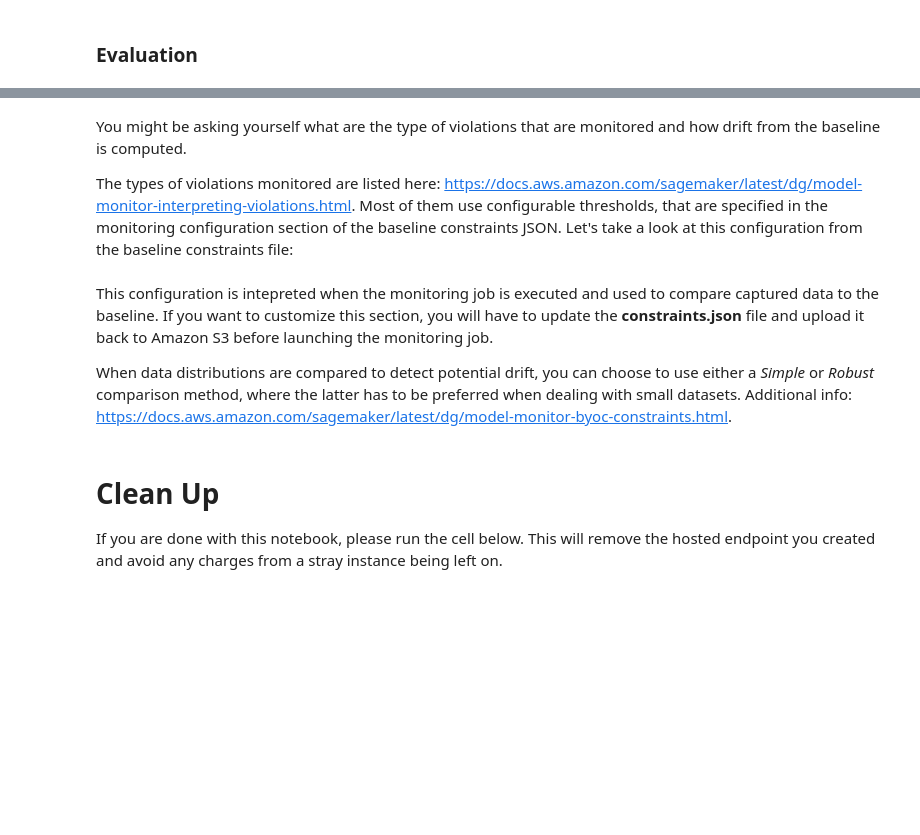
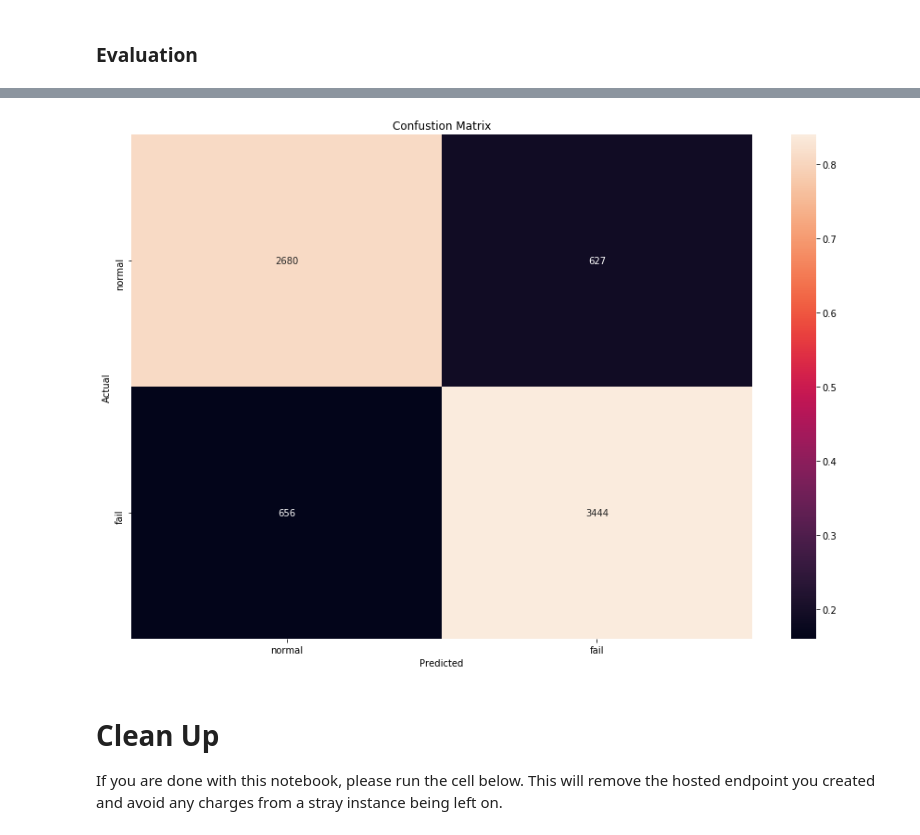
Before and after one commit to sengstacken/aws_machine_learning, a Jupyter notebook: immersion_day_labs/turbofan_anomaly_detection_autoencoder/TurbofanRUL_AutoEncoder.ipynb, the cells around one changed output, grey strips where cells are left out. Cells and saved outputs as stored; diff of their text form; code cells hidden in the pictures; blank space fills up the shorter version.

```diff
--- a/immersion_day_labs/turbofan_anomaly_detection_autoencoder/TurbofanRUL_AutoEncoder.ipynb
+++ b/immersion_day_labs/turbofan_anomaly_detection_autoencoder/TurbofanRUL_AutoEncoder.ipynb
@@ -501,3 +799,5 @@ threshold = 1
+# %%
+threshold = 0.9
 # %%
 groups = val_df.groupby('true_class')
 fig, ax = plt.subplots(figsize=(15,10))
@@ -526,3 +830,3 @@ print('Threshold=%.3f, F-Score=%.5f' % (thresholds[ix], scores[ix]))
 # %%
-t = 0.965
+t = 0.522
 pd.crosstab(index=val_df['true_class'], columns=to_labels(val_df.reconstruction_error,t), rownames=['actuals'], colnames=['predictions'])
@@ -644,4 +837,0 @@ violations_df.head(10)
-# %% [markdown]
-You might be asking yourself what are the type of violations that are monitored and how drift from the baseline is computed.
-
-The types of violations monitored are listed here: https://docs.aws.amazon.com/sagemaker/latest/dg/model-monitor-interpreting-violations.html. Most of them use configurable thresholds, that are specified in the monitoring configuration section of the baseline constraints JSON. Let's take a look at this configuration from the baseline constraints file:
@@ -654,7 +838,20 @@ print(json.dumps(json.loads(data)['monitoring_config'], indent=2))
-# %% [markdown]
-This configuration is intepreted when the monitoring job is executed and used to compare captured data to the baseline. If you want to customize this section, you will have to update the **constraints.json** file and upload it back to Amazon S3 before launching the monitoring job.
-
-When data distributions are compared to detect potential drift, you can choose to use either a _Simple_ or _Robust_ comparison method, where the latter has to be preferred when dealing with small datasets. Additional info: https://docs.aws.amazon.com/sagemaker/latest/dg/model-monitor-byoc-constraints.html.
+# %%
+import matplotlib.pyplot as plt
+import seaborn as sns
+from sklearn.metrics import confusion_matrix
+from IPython.display import display, clear_output
+
+class_list = ['normal','fail']
+fig, ax = plt.subplots(figsize=(15,10))
+cm = confusion_matrix(val_df['true_class'],to_labels(val_df.reconstruction_error,t))
+normalized_cm = cm.astype('float') / cm.sum(axis=1)[:, np.newaxis]
+sns.heatmap(normalized_cm, ax=ax, annot=cm, fmt='',xticklabels=class_list,yticklabels=class_list)
+plt.xlabel('Predicted')
+plt.ylabel('Actual')
+plt.title('Confustion Matrix')
+plt.show()
+# %% [output]
+[figure, added]
 # %% [markdown]
 # Clean Up
 
```
Also changed, not shown: parts of 76 cells of this notebook, 7 other files.
